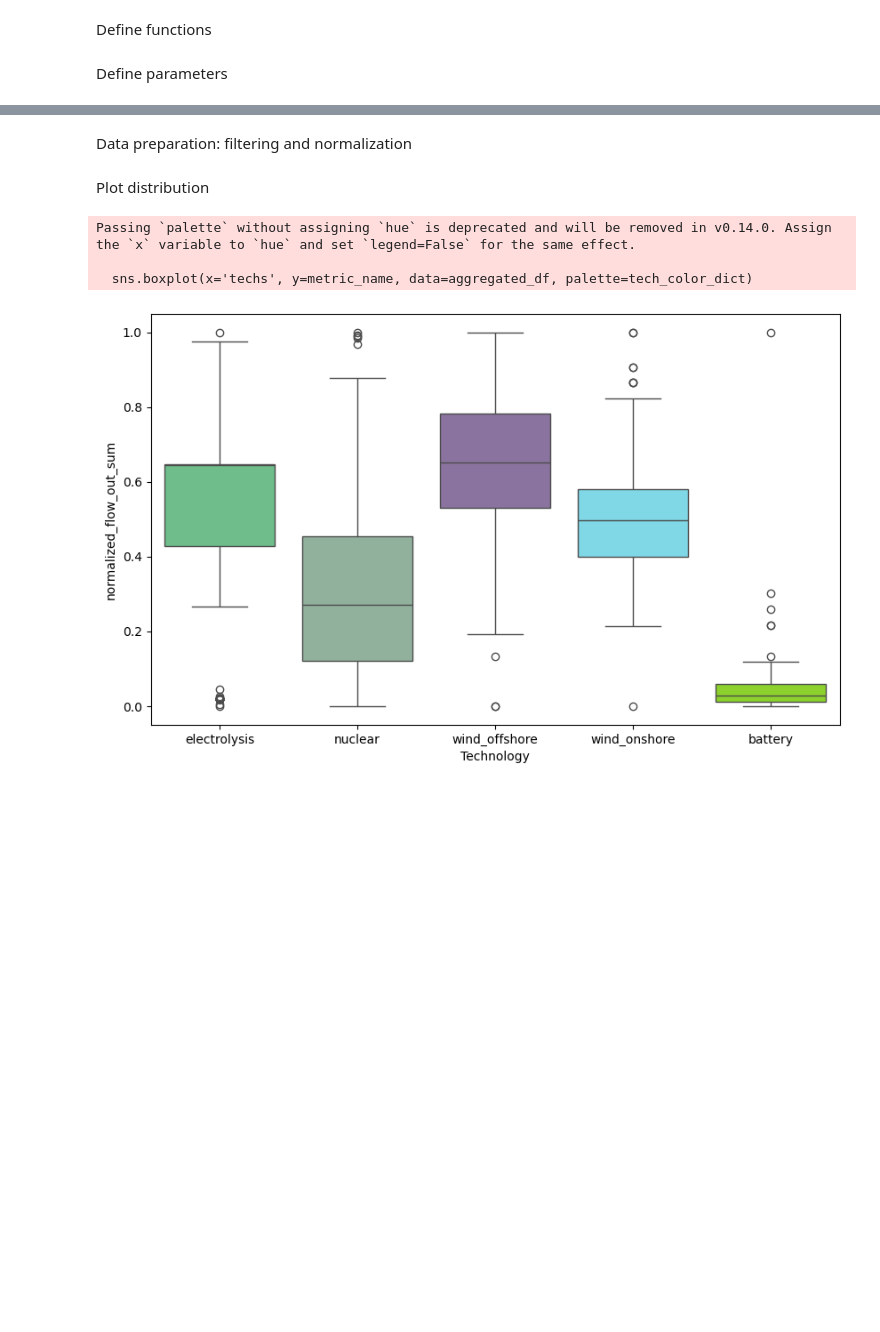
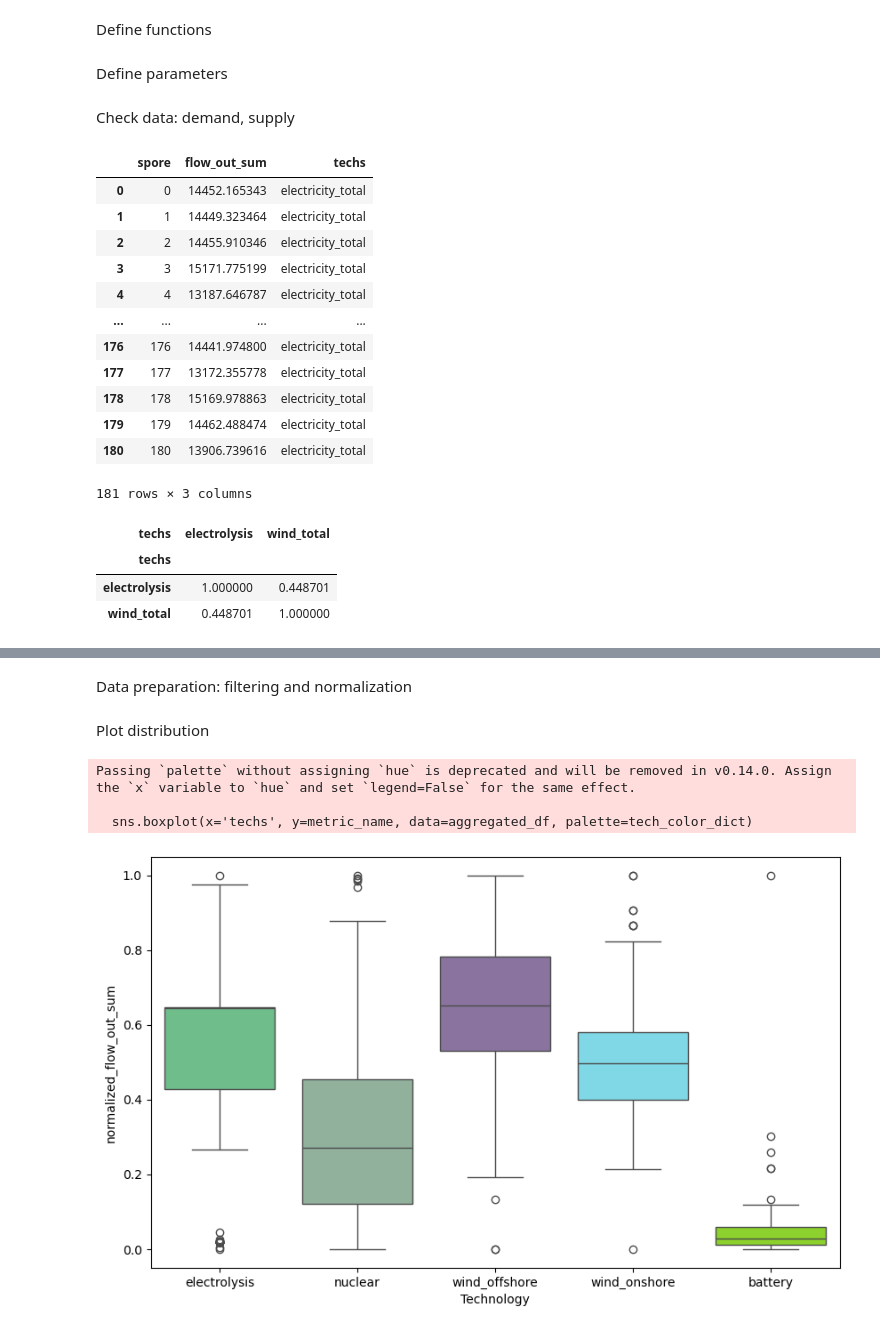
Before and after one commit to gnawin/mgaPlots, a Jupyter notebook: plot.ipynb, the cells around one changed output, grey strips where cells are left out. Drawn from its saved outputs; the diff is of its cells as text; code cells hidden in the pictures; blank space fills up the shorter version.

```diff
--- a/plot.ipynb
+++ b/plot.ipynb
@@ -13,6 +13,11 @@ def read_csv(file_name, metric_name):
 def filter_by_technology(df, metric_name, technologies_of_interest):
     df = df[df['techs'].isin(technologies_of_interest)]
     aggregated_df = df.groupby(['spore', 'techs'])[f'{metric_name}'].sum().reset_index()
+    return aggregated_df
+
+def filter_by_carrier(df, metric_name, carrier_of_interest, total=False):
+    df = df[df['carriers'].isin(carrier_of_interest)]
+    aggregated_df = df.groupby(['spore'])[f'{metric_name}'].sum().reset_index() if total else df.groupby(['spore', 'techs'])[f'{metric_name}'].sum().reset_index()
     return aggregated_df
 
 def max_min_capacity_by_tech(aggregated_df, metric_name):
@@ -31,10 +36,10 @@ def plot_initialization(technologies_of_interest):
     tech_color_dict = dict(zip(technologies_of_interest, colors))
     return tech_color_dict
 
-def plot_distribution(aggregated_df, metric_name, tech_color_dict, file_name):
+def plot_distribution(aggregated_df, metric_name, file_name, tech_color_dict=False):
     plt.figure(figsize=(10, 6))
     # sns.violinplot(x='techs', y=metric_name, data=aggregated_df, palette=tech_color_dict, inner="quart")
-    sns.boxplot(x='techs', y=metric_name, data=aggregated_df, palette=tech_color_dict)
+    sns.boxplot(x='techs', y=metric_name, data=aggregated_df, palette=tech_color_dict) if tech_color_dict else sns.boxplot(x='techs', y=metric_name, data=aggregated_df)
     plt.xlabel('Technology')
     plt.ylabel(f'{metric_name}')
     plt.savefig(f'outputs/{metric_name}_distribution_{file_name}.png', dpi=300, format='png')
@@ -113,3 +118,58 @@ metric_names = ['nameplate_capacity', 'flow_out_sum']
 processed_metric_names = ['nameplate_capacity', 'flow_out_sum', 'normalized_nameplate_capacity', 'normalized_flow_out_sum']
 active_name = processed_metric_names[3]
 technologies_of_interest = ['nuclear', 'wind_offshore', 'wind_onshore', 'electrolysis', 'battery']
+# %% [markdown]
+Check data: demand, supply
+# %%
+file_name = "slack-15"
+metric_names = ['flow_in_sum', 'flow_out_sum']
+metric_name = metric_names[1]
+df = read_csv(file_name, metric_name) # 0 is demand, 1 is supply
+# carrier_of_interest = ['hydrogen']
+carrier_of_interest = ['electricity']
+aggregated_df_c = filter_by_carrier(df, metric_name, carrier_of_interest, total=True)
+aggregated_df_c['techs'] = 'electricity_total'
+aggregated_df_c
+
+# plot_distribution(aggregated_df, metric_name, file_name, False)
+# %% [output]
+|  | spore | flow_out_sum | techs |
+| 0 | 0 | 14452.165343 | electricity_total |
+| 1 | 1 | 14449.323464 | electricity_total |
+| 2 | 2 | 14455.910346 | electricity_total |
+| 3 | 3 | 15171.775199 | electricity_total |
+| 4 | 4 | 13187.646787 | electricity_total |
+| ... | ... | ... | ... |
+| 176 | 176 | 14441.974800 | electricity_total |
+| 177 | 177 | 13172.355778 | electricity_total |
+| 178 | 178 | 15169.978863 | electricity_total |
+| 179 | 179 | 14462.488474 | electricity_total |
+| 180 | 180 | 13906.739616 | electricity_total |
+181 rows × 3 columns
+# %%
+technologies_of_interest = ['wind_offshore', 'wind_onshore', 'electrolysis']
+aggregated_df = filter_by_technology(df, metric_name, technologies_of_interest)
+aggregated_df
+# Create a copy of the DataFrame to avoid modifying the original one
+df_copy = df.copy()
+# Combine 'wind_offshore' and 'wind_onshore' into 'wind_total'
+df_copy.loc[df_copy['techs'].isin(['wind_offshore', 'wind_onshore']), 'techs'] = 'wind_total'
+technologies_of_interest = ['wind_total', 'electrolysis']
+# technologies_of_interest = ['electrolysis']
+aggregated_df_t = filter_by_technology(df_copy, metric_name, technologies_of_interest)
+aggregated_df_t
+# plot_distribution(aggregated_df, metric_name, file_name, tech_color_dict=False)
+prepare_corr_matrix(aggregated_df_t, metric_name, technologies_of_interest)
+
+# # Assuming the two dataframes are aggregated_df and aggregated_df_t
+# combined_df = pd.concat([aggregated_df_c, aggregated_df_t])
+
+# technologies_of_interest = ['electricity_total', 'electrolysis'	]
+# # # Reset the index of the new dataframe
+# # # combined_df.reset_index(drop=True, inplace=True)
+# prepare_corr_matrix(combined_df, metric_name, technologies_of_interest)
+# %% [output]
+| techs | electrolysis | wind_total |
+| techs |  |  |
+| electrolysis | 1.000000 | 0.448701 |
+| wind_total | 0.448701 | 1.000000 |
```
Also changed, not shown: parts of 1 cell of this notebook, 1 other file.
